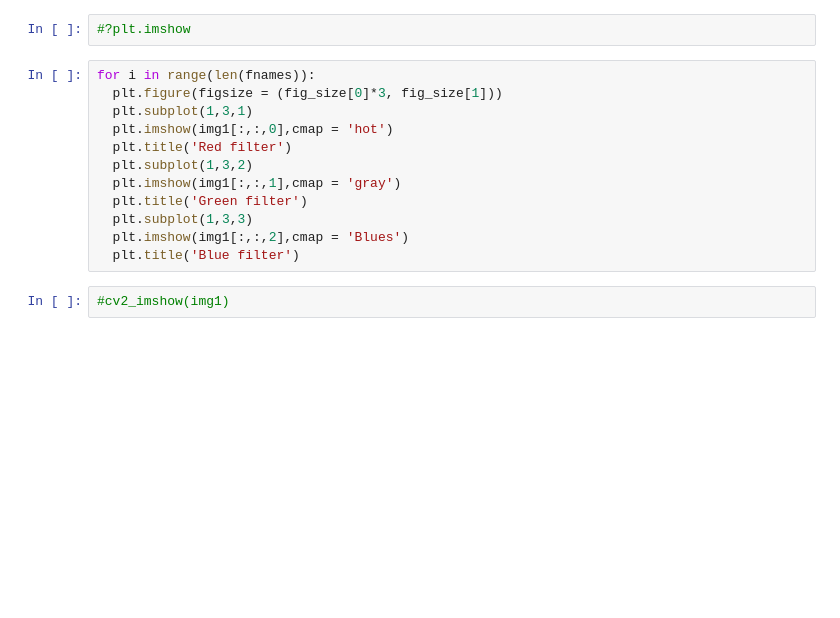
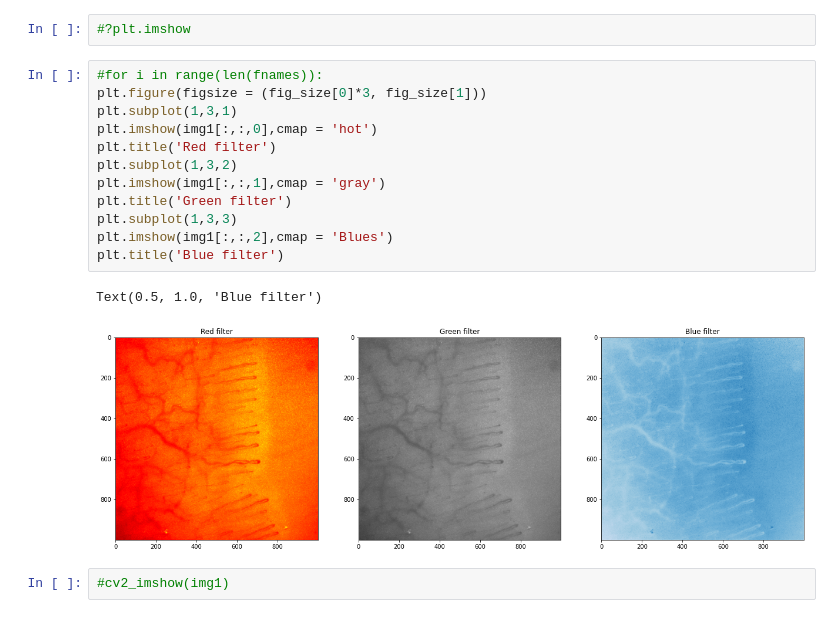
Before and after one commit to Mechanics-Mechatronics-and-Robotics/Fuzzy-logic-and-ML, a Jupyter notebook: Intro2Python.ipynb, the cells around one changed output. Drawn from its saved outputs; the diff is of its cells as text; blank space fills up the shorter version.

```diff
--- a/Intro2Python.ipynb
+++ b/Intro2Python.ipynb
@@ -52,16 +54,19 @@ img1.shape,type(img1)
 # %%
 #?plt.imshow
 # %%
-for i in range(len(fnames)):
-  plt.figure(figsize = (fig_size[0]*3, fig_size[1]))
-  plt.subplot(1,3,1)
-  plt.imshow(img1[:,:,0],cmap = 'hot')
-  plt.title('Red filter')
-  plt.subplot(1,3,2)
-  plt.imshow(img1[:,:,1],cmap = 'gray')
-  plt.title('Green filter')
-  plt.subplot(1,3,3)
-  plt.imshow(img1[:,:,2],cmap = 'Blues')
-  plt.title('Blue filter')
+#for i in range(len(fnames)):
+plt.figure(figsize = (fig_size[0]*3, fig_size[1]))
+plt.subplot(1,3,1)
+plt.imshow(img1[:,:,0],cmap = 'hot')
+plt.title('Red filter')
+plt.subplot(1,3,2)
+plt.imshow(img1[:,:,1],cmap = 'gray')
+plt.title('Green filter')
+plt.subplot(1,3,3)
+plt.imshow(img1[:,:,2],cmap = 'Blues')
+plt.title('Blue filter')
+# %% [output]
+Text(0.5, 1.0, 'Blue filter')
+[figure, added]
 # %%
 #cv2_imshow(img1)
```
Also changed, not shown: parts of 1 cell of this notebook.
